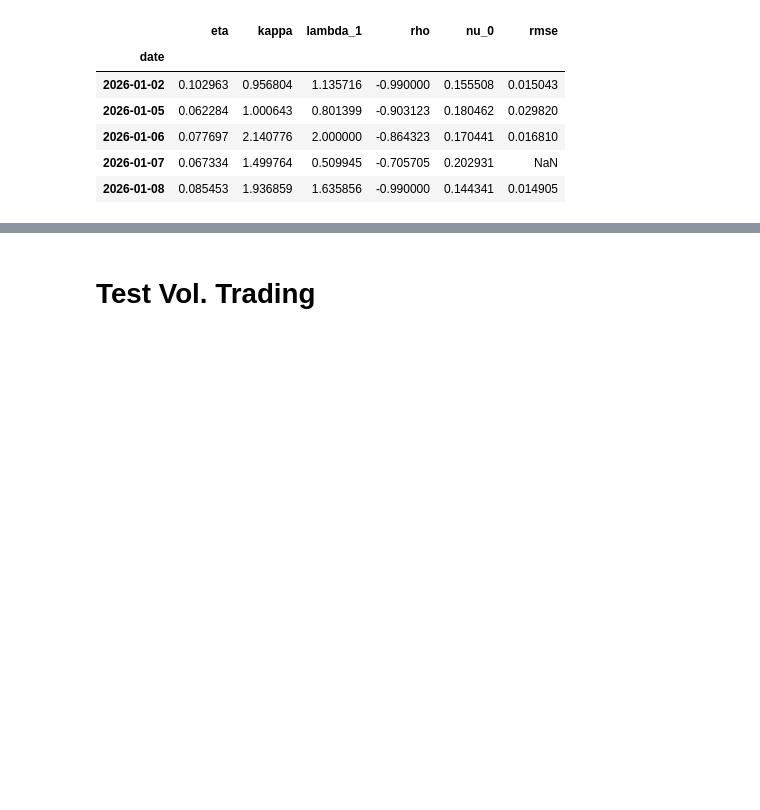
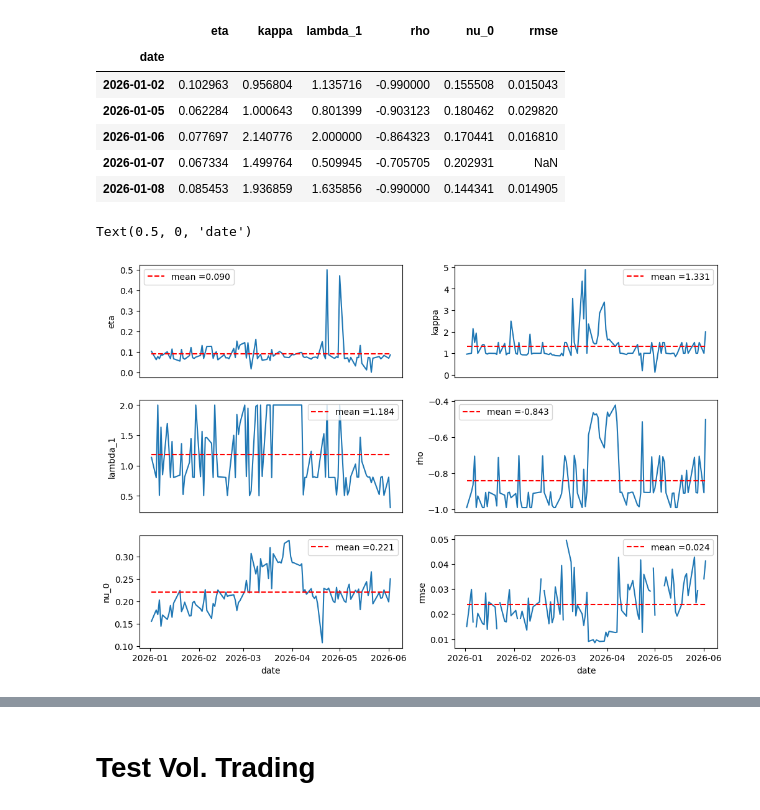
Before and after one commit to victormaury25/option-pricing-fft, a Jupyter notebook: FFT option pricing.ipynb, the cells around one changed output, grey strips where cells are left out. Saved outputs shown, nothing was run; the diff lists cells and outputs as text; code cells hidden in the pictures; blank space fills up the shorter version.

Commit message:
Finished the backtest, observed evolution of Heston's parameters with time, started building the framework for the vol. trading backtest

```diff
--- a/FFT option pricing.ipynb
+++ b/FFT option pricing.ipynb
@@ -739,8 +739,9 @@ def calibrate_day(day):
     return {'date': day, 'eta': eta, 'kappa': kappa, 'lambda_1': lambda_1,
             'rho': rho, 'nu_0': nu_0, 'rmse': result.fun}
 
-records = Parallel(n_jobs=5)(delayed(calibrate_day)(day) for day in available_day[:5])
+records = Parallel(n_jobs=6)(delayed(calibrate_day)(day) for day in available_day)
 df_params = pd.DataFrame(records).set_index('date')
+df_params.to_csv("df_params.csv", index=True)
 df_params.head()
 # %% [output]
 |  | eta | kappa | lambda_1 | rho | nu_0 | rmse |
@@ -750,3 +751,23 @@ df_params.head()
 | 2026-01-06 | 0.077697 | 2.140776 | 2.000000 | -0.864323 | 0.170441 | 0.016810 |
 | 2026-01-07 | 0.067334 | 1.499764 | 0.509945 | -0.705705 | 0.202931 | NaN |
 | 2026-01-08 | 0.085453 | 1.936859 | 1.635856 | -0.990000 | 0.144341 | 0.014905 |
+# %%
+fig, ax = plt.subplots(3, 2, figsize=(12, 8))
+
+parameters = ['eta', 'kappa', 'lambda_1', 'rho', 'nu_0', 'rmse']
+
+for ii, parameter in enumerate(parameters):
+    m = np.mean(df_params[parameter])
+    M = m*np.ones(np.size(df_params[parameter]))
+    ax[ii//2, ii%2].plot(df_params.index, df_params[parameter])
+    ax[ii//2, ii%2].plot(df_params.index, M, '--', color = 'red', label = f'mean ={m:.3f}')
+    ax[ii//2, ii%2].set_ylabel(parameter)
+    ax[ii//2, ii%2].legend()
+    if ii//2 < 2:
+        ax[ii//2, ii%2].set_xticks([])
+
+ax[2,0].set_xlabel('date')
+ax[2,1].set_xlabel('date')
+# %% [output]
+Text(0.5, 0, 'date')
+[figure, added]
```
Also changed, not shown: parts of 7 cells of this notebook, 1 other file.
